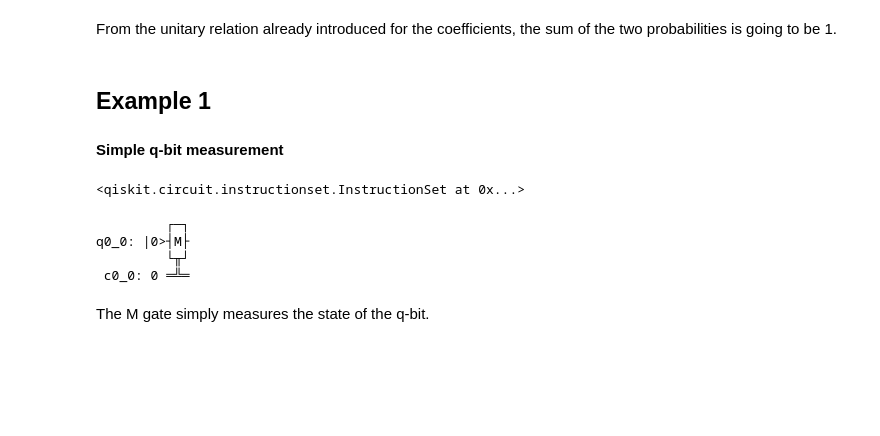
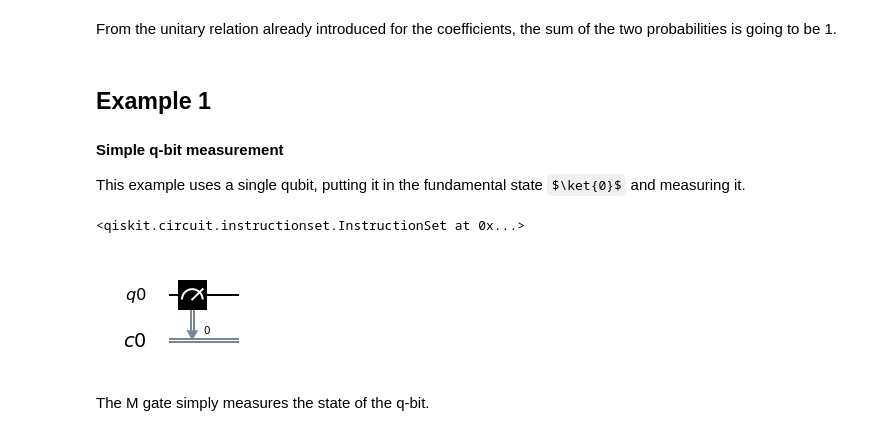
Before and after one commit to NTrevisani/DataScienceMaster, a Jupyter notebook: QuantumComputing/1_QBits_superposition.ipynb, the cells around one changed output. Saved outputs shown, nothing was run; the diff lists cells and outputs as text; code cells hidden in the pictures; some formulas as TeX source; blank space fills up the shorter version.

```diff
--- a/QuantumComputing/1_QBits_superposition.ipynb
+++ b/QuantumComputing/1_QBits_superposition.ipynb
@@ -51,6 +52,8 @@ From the unitary relation already introduced for the coefficients, the sum of th
 ## Example 1
 
 #### Simple q-bit measurement
+
+This example uses a single qubit, putting it in the fundamental state $\ket{0}$ and measuring it.
 # %%
 # single_q_measurement.py
 from qiskit import QuantumCircuit, QuantumRegister, ClassicalRegister, execute, Aer
@@ -66,12 +69,9 @@ single_q_measurement.measure(q, c)
 <qiskit.circuit.instructionset.InstructionSet at 0x...>
 # %%
 # Draw the circuit
-single_q_measurement.draw()
+single_q_measurement.draw(output='mpl')
 # %% [output]
-         ┌─┐
-q0_0: |0>┤M├
-         └╥┘
- c0_0: 0 ═╩═
+[figure, added]
 # %% [markdown]
 The M gate simply measures the state of the q-bit.
 # %%
```
Also changed, not shown: parts of 25 cells of this notebook, 2 other files.
